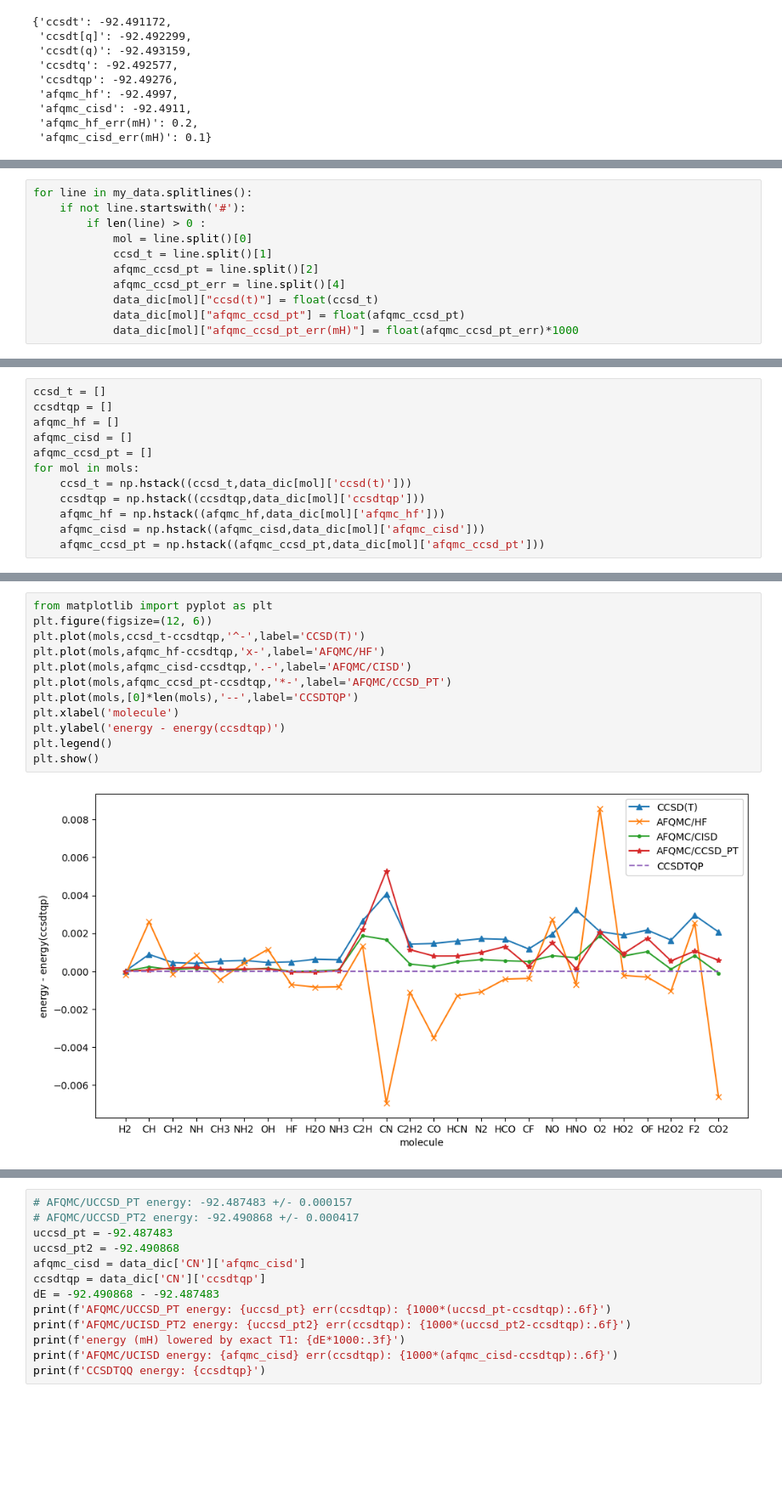
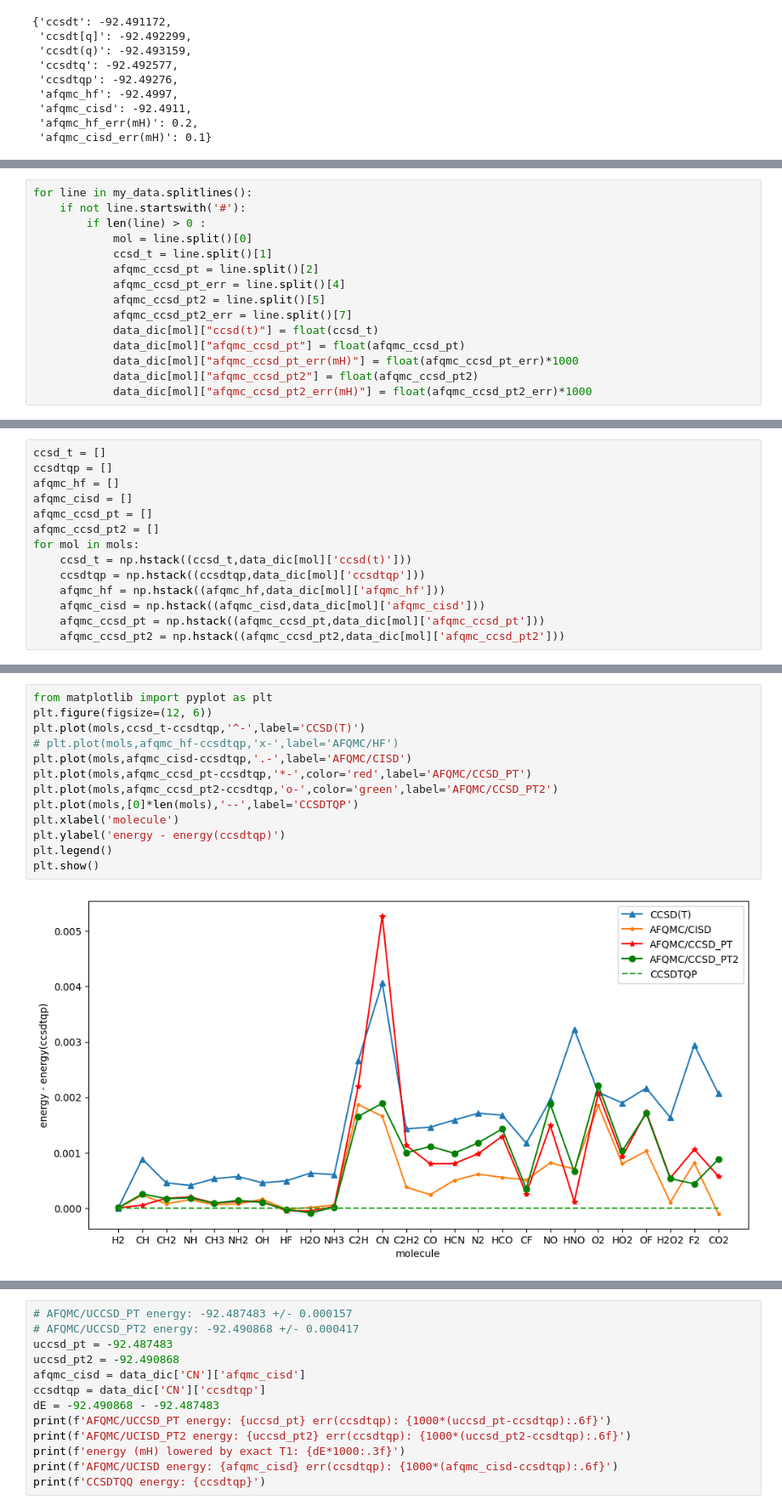
Before and after one commit to zh-yichi/cs_afqmc, a Jupyter notebook: ad_afqmc/ccsd_pt/heat_data.ipynb, the cells around one changed output, grey strips where cells are left out. Shown at 85% size. Cells and saved outputs as stored; diff of their text form; blank space fills up the shorter version.

```diff
--- a/ad_afqmc/ccsd_pt/heat_data.ipynb
+++ b/ad_afqmc/ccsd_pt/heat_data.ipynb
@@ -96,7 +87,11 @@ for line in my_data.splitlines():
             ccsd_t = line.split()[1]
             afqmc_ccsd_pt = line.split()[2]
             afqmc_ccsd_pt_err = line.split()[4]
+            afqmc_ccsd_pt2 = line.split()[5]
+            afqmc_ccsd_pt2_err = line.split()[7]
             data_dic[mol]["ccsd(t)"] = float(ccsd_t)
             data_dic[mol]["afqmc_ccsd_pt"] = float(afqmc_ccsd_pt)
             data_dic[mol]["afqmc_ccsd_pt_err(mH)"] = float(afqmc_ccsd_pt_err)*1000
+            data_dic[mol]["afqmc_ccsd_pt2"] = float(afqmc_ccsd_pt2)
+            data_dic[mol]["afqmc_ccsd_pt2_err(mH)"] = float(afqmc_ccsd_pt2_err)*1000
 # %%
@@ -117,9 +117,11 @@ ccsdtqp = []
 afqmc_hf = []
 afqmc_cisd = []
 afqmc_ccsd_pt = []
+afqmc_ccsd_pt2 = []
 for mol in mols:
     ccsd_t = np.hstack((ccsd_t,data_dic[mol]['ccsd(t)']))
     ccsdtqp = np.hstack((ccsdtqp,data_dic[mol]['ccsdtqp']))
     afqmc_hf = np.hstack((afqmc_hf,data_dic[mol]['afqmc_hf']))
     afqmc_cisd = np.hstack((afqmc_cisd,data_dic[mol]['afqmc_cisd']))
     afqmc_ccsd_pt = np.hstack((afqmc_ccsd_pt,data_dic[mol]['afqmc_ccsd_pt']))
+    afqmc_ccsd_pt2 = np.hstack((afqmc_ccsd_pt2,data_dic[mol]['afqmc_ccsd_pt2']))
@@ -134,14 +128,15 @@ print(afqmc_ccsd_pt)
 # %%
 from matplotlib import pyplot as plt
 plt.figure(figsize=(12, 6))
 plt.plot(mols,ccsd_t-ccsdtqp,'^-',label='CCSD(T)')
-plt.plot(mols,afqmc_hf-ccsdtqp,'x-',label='AFQMC/HF')
+# plt.plot(mols,afqmc_hf-ccsdtqp,'x-',label='AFQMC/HF')
 plt.plot(mols,afqmc_cisd-ccsdtqp,'.-',label='AFQMC/CISD')
-plt.plot(mols,afqmc_ccsd_pt-ccsdtqp,'*-',label='AFQMC/CCSD_PT')
+plt.plot(mols,afqmc_ccsd_pt-ccsdtqp,'*-',color='red',label='AFQMC/CCSD_PT')
+plt.plot(mols,afqmc_ccsd_pt2-ccsdtqp,'o-',color='green',label='AFQMC/CCSD_PT2')
 plt.plot(mols,[0]*len(mols),'--',label='CCSDTQP')
 plt.xlabel('molecule')
 plt.ylabel('energy - energy(ccsdtqp)')
 plt.legend()
 plt.show()
 # %% [output]
-[figure, old version]
+[figure, new version]
```
Also changed, not shown: parts of 11 cells of this notebook, 10 other files.
